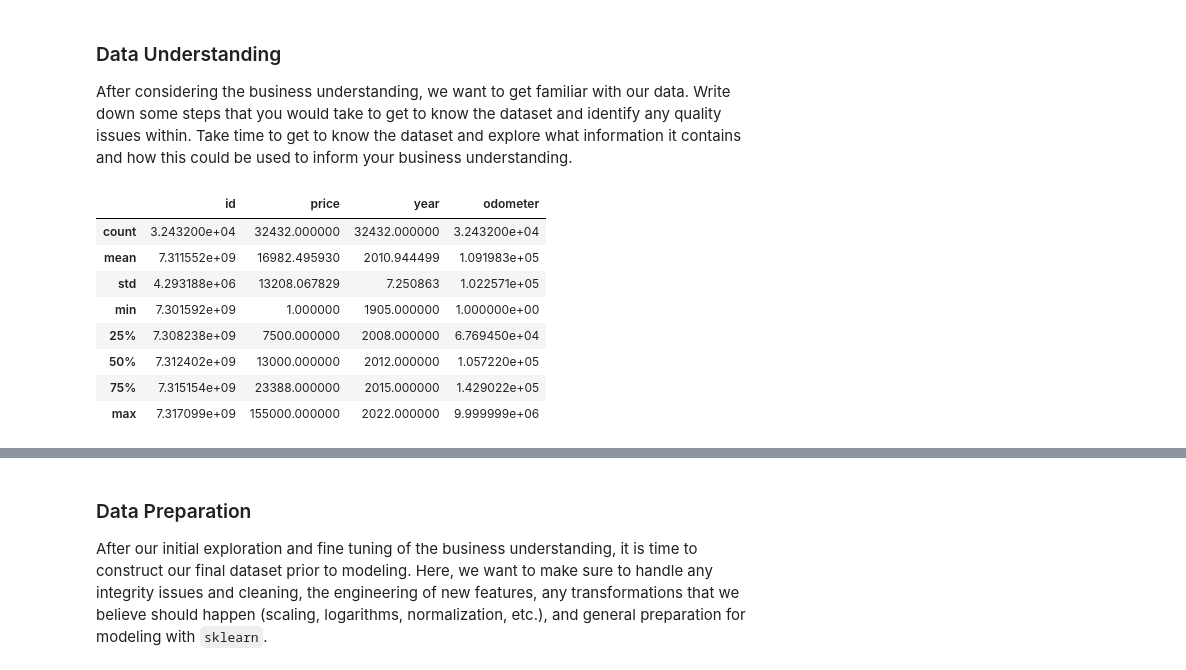
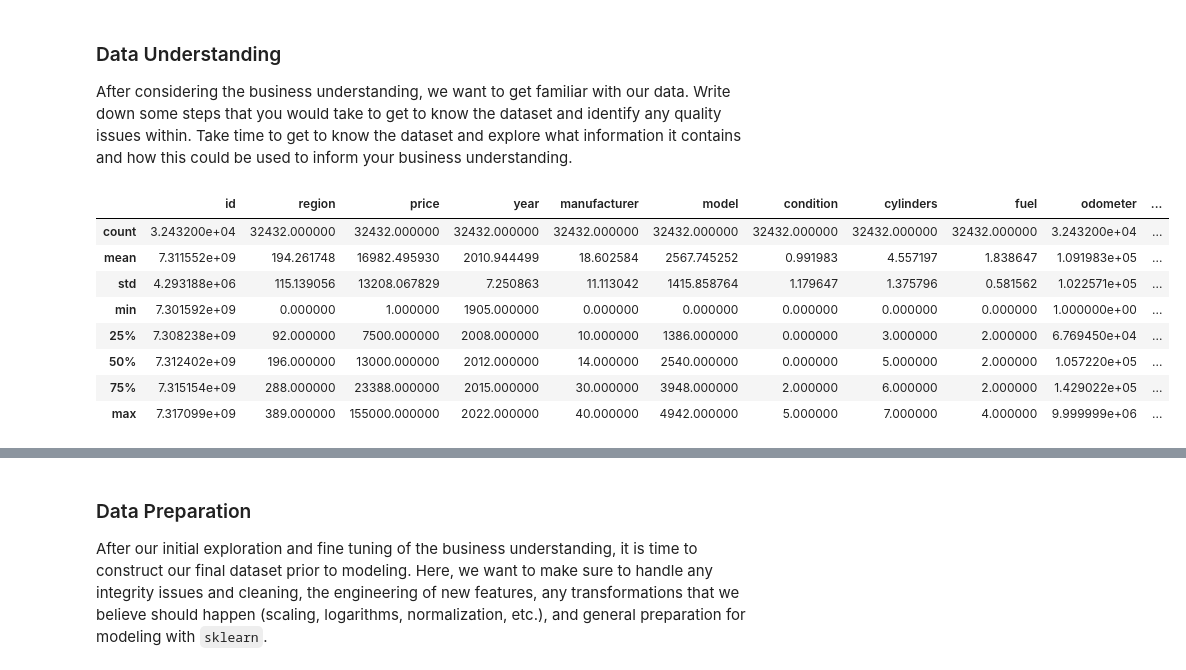
Before and after one commit to raghul141/ML_12, a Jupyter notebook: prompt_II.ipynb, the cells around one changed output, grey strips where cells are left out. Drawn from its saved outputs; the diff is of its cells as text; code cells hidden in the pictures.

```diff
--- a/prompt_II.ipynb
+++ b/prompt_II.ipynb
@@ -80,22 +80,22 @@ data =data.dropna()
 
 After considering the business understanding, we want to get familiar with our data.  Write down some steps that you would take to get to know the dataset and identify any quality issues within.  Take time to get to know the dataset and explore what information it contains and how this could be used to inform your business understanding.
 # %%
-data.describe()
+data3.describe()
 #data.condition.unique()
 #data.manufacturer.unique()
 #data.fuel.unique()
 #dummies = pd.get_dummies(data['condition'])
 #dummies
 # %% [output]
-|  | id | price | year | odometer |
-| count | 3.243200e+04 | 32432.000000 | 32432.000000 | 3.243200e+04 |
-| mean | 7.311552e+09 | 16982.495930 | 2010.944499 | 1.091983e+05 |
-| std | 4.293188e+06 | 13208.067829 | 7.250863 | 1.022571e+05 |
-| min | 7.301592e+09 | 1.000000 | 1905.000000 | 1.000000e+00 |
-| 25% | 7.308238e+09 | 7500.000000 | 2008.000000 | 6.769450e+04 |
-| 50% | 7.312402e+09 | 13000.000000 | 2012.000000 | 1.057220e+05 |
-| 75% | 7.315154e+09 | 23388.000000 | 2015.000000 | 1.429022e+05 |
-| max | 7.317099e+09 | 155000.000000 | 2022.000000 | 9.999999e+06 |
+|  | id | region | price | year | manufacturer | model | condition | cylinders | fuel | odometer | ... |
+| count | 3.243200e+04 | 32432.000000 | 32432.000000 | 32432.000000 | 32432.000000 | 32432.000000 | 32432.000000 | 32432.000000 | 32432.000000 | 3.243200e+04 | ... |
+| mean | 7.311552e+09 | 194.261748 | 16982.495930 | 2010.944499 | 18.602584 | 2567.745252 | 0.991983 | 4.557197 | 1.838647 | 1.091983e+05 | ... |
+| std | 4.293188e+06 | 115.139056 | 13208.067829 | 7.250863 | 11.113042 | 1415.858764 | 1.179647 | 1.375796 | 0.581562 | 1.022571e+05 | ... |
+| min | 7.301592e+09 | 0.000000 | 1.000000 | 1905.000000 | 0.000000 | 0.000000 | 0.000000 | 0.000000 | 0.000000 | 1.000000e+00 | ... |
+| 25% | 7.308238e+09 | 92.000000 | 7500.000000 | 2008.000000 | 10.000000 | 1386.000000 | 0.000000 | 3.000000 | 2.000000 | 6.769450e+04 | ... |
+| 50% | 7.312402e+09 | 196.000000 | 13000.000000 | 2012.000000 | 14.000000 | 2540.000000 | 0.000000 | 5.000000 | 2.000000 | 1.057220e+05 | ... |
+| 75% | 7.315154e+09 | 288.000000 | 23388.000000 | 2015.000000 | 30.000000 | 3948.000000 | 2.000000 | 6.000000 | 2.000000 | 1.429022e+05 | ... |
+| max | 7.317099e+09 | 389.000000 | 155000.000000 | 2022.000000 | 40.000000 | 4942.000000 | 5.000000 | 7.000000 | 4.000000 | 9.999999e+06 | ... |
 # %%
 data.head(10)
 data = data.query('year !=0.0')
```
Also changed, not shown: parts of 15 cells of this notebook.
